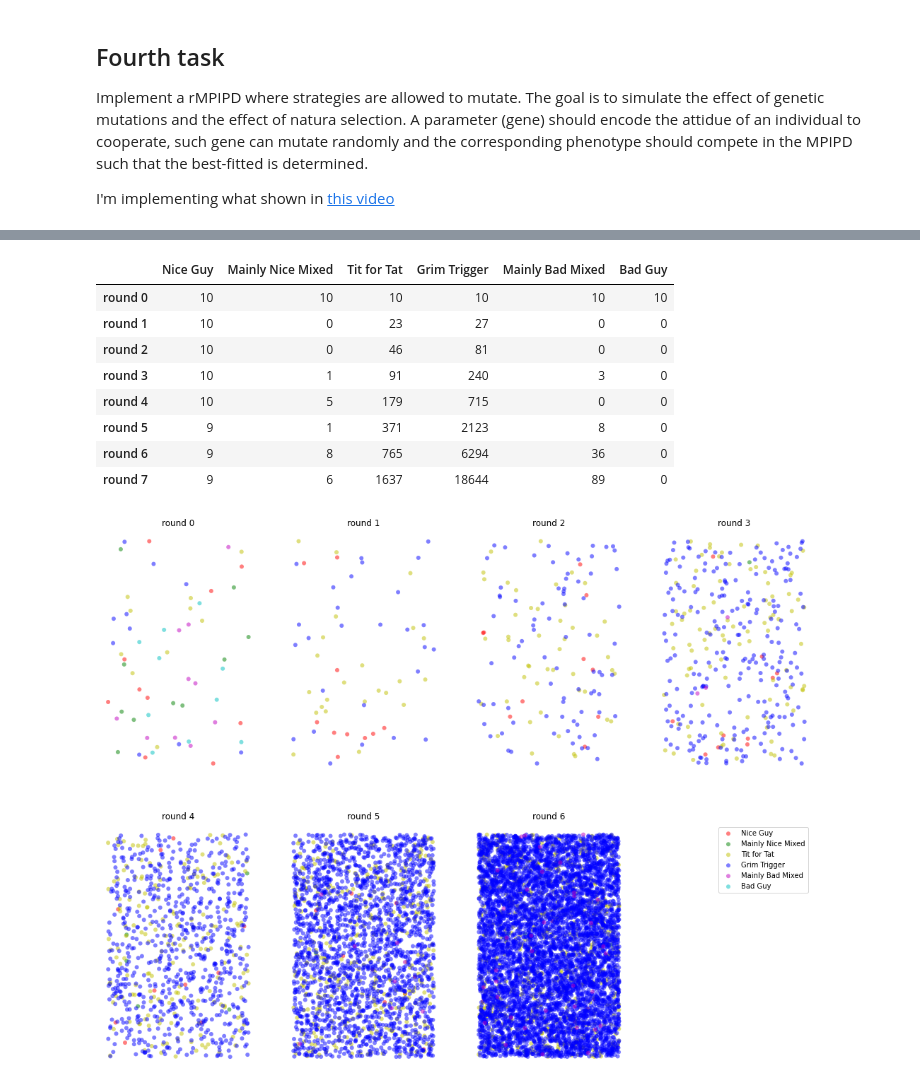
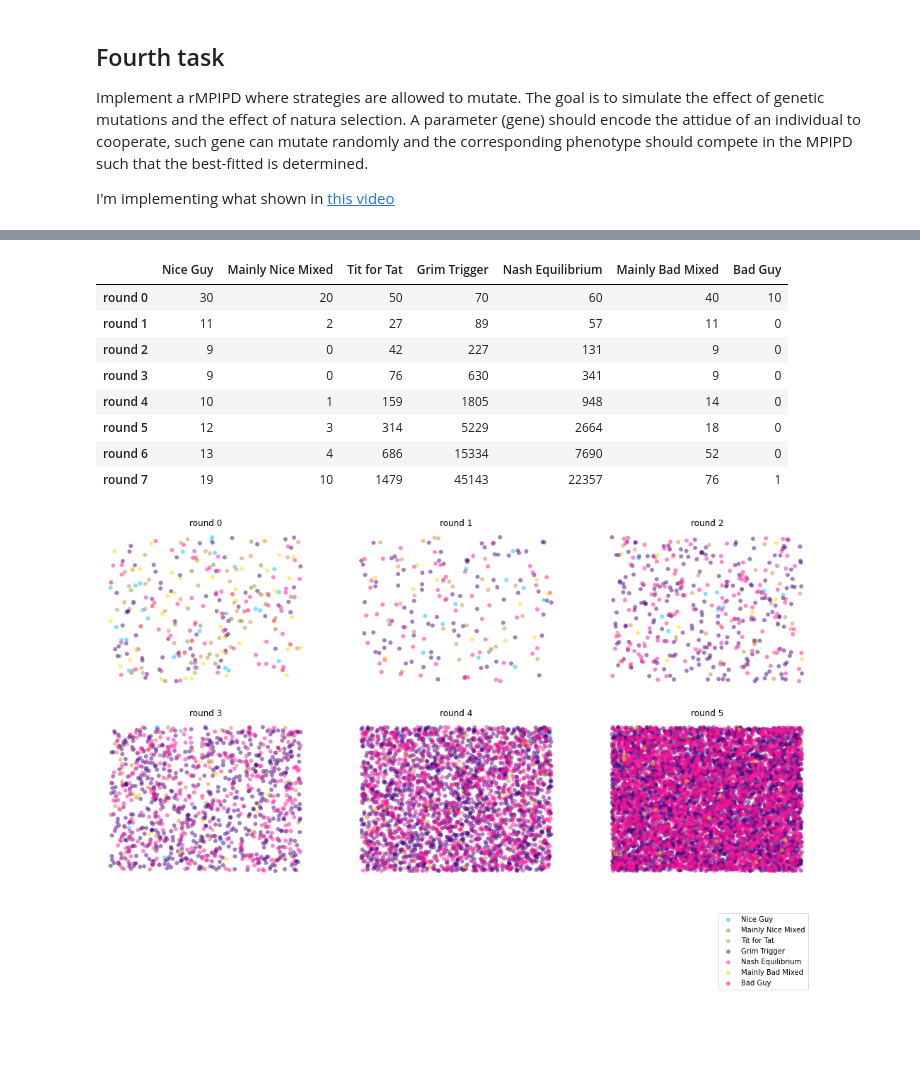
Before and after one commit to nicoladalbello2/HLPProject, a Jupyter notebook: Project.ipynb, the cells around one changed output, grey strips where cells are left out. Cells and saved outputs as stored; diff of their text form; code cells hidden in the pictures.

```diff
--- a/Project.ipynb
+++ b/Project.ipynb
@@ -848,0 +833,6 @@ print_nice_graph(population_df)
+# %%
+# With crowding
+population_df = pd.DataFrame(10*np.ones((1,len(strategies)), dtype=int), columns=strategy_labels, index=['round 0'])
+for i in range(30):
+    population_df = propagate(population_df, i, strategy_labels, use_crowding=True)
+print_cumulative_graph(population_df)
@@ -859,7 +850,0 @@ print_nice_graph(population_df)
-# %%
-# With death ratio and crowding all equal start
-population_df = pd.DataFrame(15*np.ones((1,len(strategies)), dtype=int), columns=strategy_labels, index=['round 0'])
-for i in range(25):
-    population_df = propagate(population_df, i, strategy_labels, use_death_ratio=True, use_crowding=True)
-population_df.plot(subplots=True, layout=(2,3), figsize=(15, 8))
-print_nice_graph(population_df)
@@ -1013,12 +995,7 @@ Implement a rMPIPD where strategies are allowed to mutate. The goal is to simula
 
 I'm implementing what shown in [this video](https://www.youtube.com/watch?v=0ZGbIKd0XrM&t)
 # %%
-# They are ordered from the nicest to the baddest
-strategies = [nice_guy, mainly_nice_mixed, tit_for_tat, grim_trigger, mainly_bad_mixed, bad_guy]
-strategy_labels = ["Nice Guy", "Mainly Nice Mixed", "Tit for Tat", "Grim Trigger", "Mainly Bad Mixed", "Bad Guy"]
-round_rob = simplified_round_robin(strategies, strategy_labels, n)
 
-population_df = pd.DataFrame(10*np.ones((1,len(strategies)), dtype=int), columns=strategy_labels, index=['round 0'])
 mutation_chance = 0.005
 
 def plot_population(population, n_col):
@@ -1032,7 +1009,7 @@ def plot_population(population, n_col):
         """
     n_plots = len(population.index)
     n_row = n_plots//n_col + 1
-    colors = ["r","g","y","b","m","c"]
+    colors = dict(zip(['Nice Guy','Bad Guy','Mainly Nice Mixed', 'Mainly Bad Mixed', 'Tit for Tat', 'Grim Trigger', 'Nash Equilibrium'],["deepskyblue","red","olivedrab","gold","peru","indigo","deeppink"]))
     ax = np.array([])
     fig, ax = plt.subplots(n_row, n_col, figsize=(18, 14))
     rows = 0
@@ -1047,13 +1024,13 @@ def plot_population(population, n_col):
             for strat in strategy_labels:
                 N = population.at['round '+str(i),strat]
                 X, Y = np.random.rand(2, N)
-                ax[rows,columns].scatter(X,Y,c=colors[cmap], edgecolors='none',  alpha=0.5, label=strat)
+                ax[rows,columns].scatter(X,Y,c=colors[strat], edgecolors='none',  alpha=0.5, label=strat)
                 ax[rows,columns].axis('off')
                 cmap+=1
         else:
             if(i==n_row*n_col-1):
                 for strat in strategy_labels:
-                    ax[rows,columns].scatter([],[],c=colors[cmap], edgecolors='none',  alpha=0.5, label=strat)
+                    ax[rows,columns].scatter([],[],c=colors[strat], edgecolors='none',  alpha=0.5, label=strat)
                     cmap+=1
                 ax[rows,columns].legend()
             ax[rows,columns].axis('off')
@@ -1127,9 +1104,9 @@ def duplicate(next_round, number, index):
     if index == 0:
         next_round[0,1] += right_mutation
         next_round[0,0] += (number - right_mutation)
-    elif index == 5: #BE CAREFULL
-        next_round[0,4] += left_mutation
-        next_round[0,5] += (number - left_mutation)
+    elif index == len(next_round[0])-1:
+        next_round[0,len(next_round[0])-2] += left_mutation
+        next_round[0,len(next_round[0])-1] += (number - left_mutation)
     else:
         next_round[0,index-1] += left_mutation
         next_round[0,index+1] += right_mutation
@@ -1207,6 +1184,12 @@ def propagate_natura_selection(population, round, calc_survive_thresh, calc_dup_
     next_round = pd.DataFrame(next_round, columns=strategy_labels, index=['round '+str(round+1)])
     return population.append(next_round)
 # %%
+# They are ordered from the nicest to the baddest
+strategies = [nice_guy, mainly_nice_mixed, tit_for_tat, grim_trigger,nash_equilibrium, mainly_bad_mixed, bad_guy]
+strategy_labels = ["Nice Guy", "Mainly Nice Mixed", "Tit for Tat", "Grim Trigger", "Nash Equilibrium", "Mainly Bad Mixed", "Bad Guy"]
+round_rob = simplified_round_robin(strategies, strategy_labels, n)
+
+
 population_df = pd.DataFrame(10*np.ones((1,len(strategies)), dtype=int), columns=strategy_labels, index=['round 0'])
 
 def survive_th1(mean_playoff, crowding_rate):
@@ -1222,7 +1205,7 @@ def duplicate_th1(mean_playoff, crowding_rate):
 
 for i in range(4):
     population_df = propagate_natura_selection(population_df, i,survive_th1,duplicate_th1)
-print_nice_graph(population_df)
+print_cumulative_graph(population_df)
 display(population_df)
 
 #Plot population
@@ -1251,9 +1234,9 @@ def duplicate_th2(mean_playoff, crowding_rate):
 
 for i in range(7):
     population_df = propagate_natura_selection(population_df, i,survive_th2,duplicate_th2)
-print_nice_graph(population_df)
+print_cumulative_graph(population_df)
 display(population_df)
 
 #Plot population
-plot_population(population_df.iloc[0:7, :], 4)
+plot_population(population_df.iloc[0:6, :], 3)
 # %% [output]
@@ -1261,13 +1244,13 @@ plot_population(population_df.iloc[0:7, :], 4)
-|  | Nice Guy | Mainly Nice Mixed | Tit for Tat | Grim Trigger | Mainly Bad Mixed | Bad Guy |
-| round 0 | 10 | 10 | 10 | 10 | 10 | 10 |
-| round 1 | 10 | 0 | 23 | 27 | 0 | 0 |
-| round 2 | 10 | 0 | 46 | 81 | 0 | 0 |
-| round 3 | 10 | 1 | 91 | 240 | 3 | 0 |
-| round 4 | 10 | 5 | 179 | 715 | 0 | 0 |
-| round 5 | 9 | 1 | 371 | 2123 | 8 | 0 |
-| round 6 | 9 | 8 | 765 | 6294 | 36 | 0 |
-| round 7 | 9 | 6 | 1637 | 18644 | 89 | 0 |
+|  | Nice Guy | Mainly Nice Mixed | Tit for Tat | Grim Trigger | Nash Equilibrium | Mainly Bad Mixed | Bad Guy |
+| round 0 | 30 | 20 | 50 | 70 | 60 | 40 | 10 |
+| round 1 | 11 | 2 | 27 | 89 | 57 | 11 | 0 |
+| round 2 | 9 | 0 | 42 | 227 | 131 | 9 | 0 |
+| round 3 | 9 | 0 | 76 | 630 | 341 | 9 | 0 |
+| round 4 | 10 | 1 | 159 | 1805 | 948 | 14 | 0 |
+| round 5 | 12 | 3 | 314 | 5229 | 2664 | 18 | 0 |
+| round 6 | 13 | 4 | 686 | 15334 | 7690 | 52 | 0 |
+| round 7 | 19 | 10 | 1479 | 45143 | 22357 | 76 | 1 |
-[figure, old version]
+[figure, new version]
 # %%
 population_df = pd.DataFrame(10*np.ones((1,len(strategies)), dtype=int), columns=strategy_labels, index=['round 0'])
 
```
Also changed, not shown: parts of 15 cells of this notebook.
